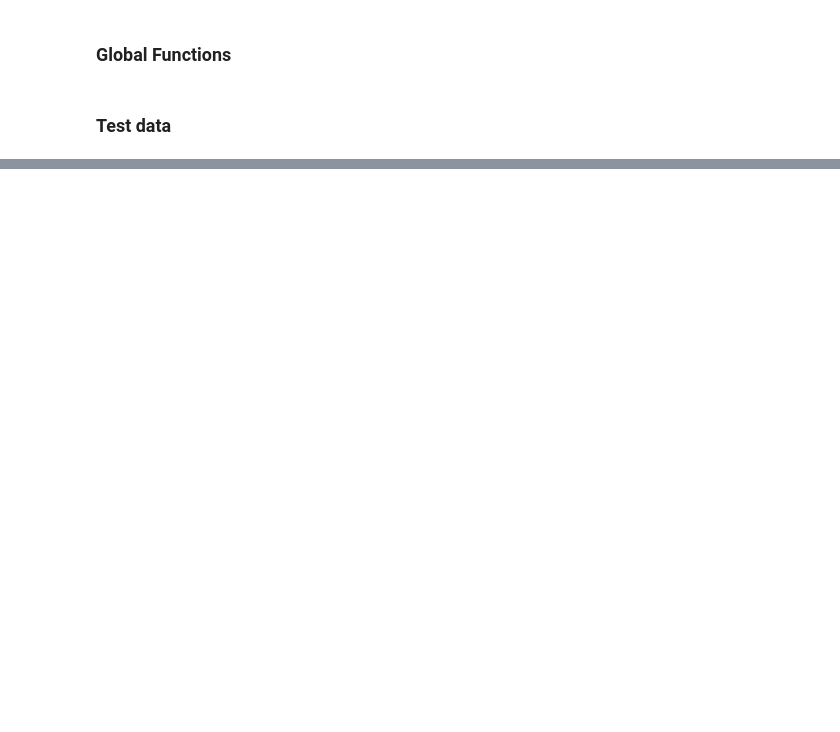
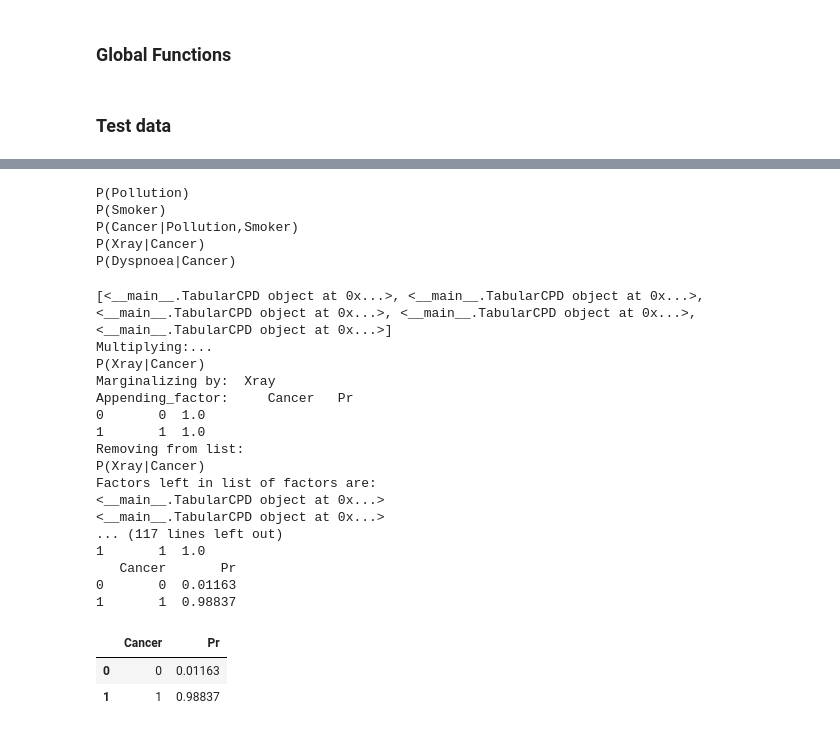
Before and after one commit to armandordorica/MIE1516_A1_Variable_Elimination, a Jupyter notebook: MIE1516_A1_Q3_v3_submitted.ipynb, the cells around one changed output, grey strips where cells are left out. Cells and saved outputs as stored; diff of their text form; code cells hidden in the pictures; blank space fills up the shorter version.

Commit message:
Adding another proof that it works with cancer data set and common evidence

```diff
--- a/MIE1516_A1_Q3_v3_submitted.ipynb
+++ b/MIE1516_A1_Q3_v3_submitted.ipynb
@@ -410,8 +416,12 @@ class VariableElimination:
       for i in range(0, len(order)):
         cpds_to_multiply = self.get_cpds_to_multiply(self.factors_list, order[i])
         product=recursive_multiplication(cpds_to_multiply)
+
+        print("Marginalizing by:  {}".format(order[i]))
         resulting_factor = df_marginalize(product, order[i])
-        print("Marginalizing by:  {}".format(order[i]))
+        print("Appending_factor:  {}".format(resulting_factor))
+        self.final_factor.append(resulting_factor)
+
         self.delete_cpds_from_list(cpds_to_multiply)
         if len(self.factors_list)==0:
           print("answer is ")
@@ -426,6 +436,7 @@ class VariableElimination:
       order = self.model.get_suggested_order()
       self.replace_evidence_with_restriction()
       self.choose_order()
+
       for i in range(0, len(self.order)):
         cpds_to_multiply = self.get_cpds_to_multiply(self.factors_list, self.order[i])
         product=recursive_multiplication(cpds_to_multiply)
@@ -451,14 +462,14 @@ class VariableElimination:
     current_variable = variable_to_eliminate
     cpds_to_multiply = []
     for i in range(0, len(self.model.tabular_cpds)):
-      if isinstance(model.tabular_cpds[i], TabularCPD):
-        if model.tabular_cpds[i].get_factor().contains_var(current_variable):
-          cpds_to_multiply.append(model.tabular_cpds[i])
+      if isinstance(self.model.tabular_cpds[i], TabularCPD):
+        if self.model.tabular_cpds[i].get_factor().contains_var(current_variable):
+          cpds_to_multiply.append(self.model.tabular_cpds[i])
     ##see if dataframe contains a variable and add it to the cpds_to_multiply list
-      elif not isinstance(model.tabular_cpds[i], TabularCPD):
-        df_vars = list(model.tabular_cpds[i].columns)
+      elif not isinstance(self.model.tabular_cpds[i], TabularCPD):
+        df_vars = list(self.model.tabular_cpds[i].columns)
         if current_variable in df_vars:
-          cpds_to_multiply.append(model.tabular_cpds[i])
+          cpds_to_multiply.append(self.model.tabular_cpds[i])
     print("Multiplying:...")
     for i in range (0, len(cpds_to_multiply)):
       if isinstance(cpds_to_multiply[i], TabularCPD):
@@ -627,0 +517,55 @@ P(A|B)
+# %%
+cancer_model = MyBayesianModel([('Pollution', 'Cancer'),
+                              ('Smoker', 'Cancer'),
+                              ('Cancer', 'Xray'),
+                              ('Cancer', 'Dyspnoea')])
+# %%
+cpd_poll = TabularCPD(variable='Pollution', variable_card=2,
+                      values=[[0.9], [0.1]])
+cpd_smoke = TabularCPD(variable='Smoker', variable_card=2,
+                       values=[[0.3], [0.7]])
+cpd_cancer = TabularCPD(variable='Cancer', variable_card=2,
+                        values=[[0.03, 0.05, 0.001, 0.02],
+                                [0.97, 0.95, 0.999, 0.98]],
+                        evidence=['Smoker', 'Pollution'],
+                        evidence_card=[2, 2])
+cpd_xray = TabularCPD(variable='Xray', variable_card=2,
+                      values=[[0.9, 0.2], [0.1, 0.8]],
+                      evidence=['Cancer'], evidence_card=[2])
+cpd_dysp = TabularCPD(variable='Dyspnoea', variable_card=2,
+                      values=[[0.65, 0.3], [0.35, 0.7]],
+                      evidence=['Cancer'], evidence_card=[2])
+# %%
+cancer_model.add_cpds([cpd_poll, cpd_smoke, cpd_cancer, cpd_xray, cpd_dysp])
+# %%
+cancer_model.available_cpds()
+# %% [output]
+P(Pollution)
+P(Smoker)
+P(Cancer|Pollution,Smoker)
+P(Xray|Cancer)
+P(Dyspnoea|Cancer)
+# %%
+infer = VariableElimination(cancer_model)
+infer.query(['Cancer'])
+# %% [output]
+[<__main__.TabularCPD object at 0x...>, <__main__.TabularCPD object at 0x...>, <__main__.TabularCPD object at 0x...>, <__main__.TabularCPD object at 0x...>, <__main__.TabularCPD object at 0x...>]
+Multiplying:...
+P(Xray|Cancer)
+Marginalizing by:  Xray
+Appending_factor:     Cancer   Pr
+0       0  1.0
+1       1  1.0
+Removing from list:
+P(Xray|Cancer)
+Factors left in list of factors are:
+<__main__.TabularCPD object at 0x...>
+<__main__.TabularCPD object at 0x...>
+... (117 lines left out)
+1       1  1.0
+   Cancer       Pr
+0       0  0.01163
+1       1  0.98837
+|  | Cancer | Pr |
+| 0 | 0 | 0.01163 |
+| 1 | 1 | 0.98837 |
```
Also changed, not shown: parts of 11 cells of this notebook.
